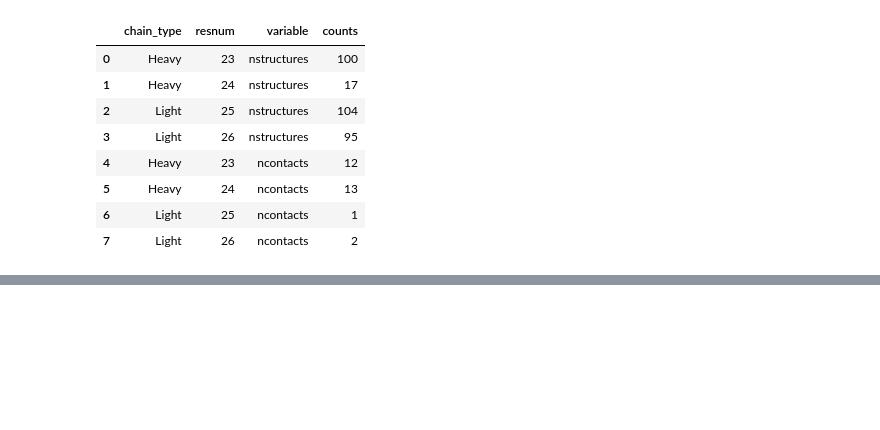
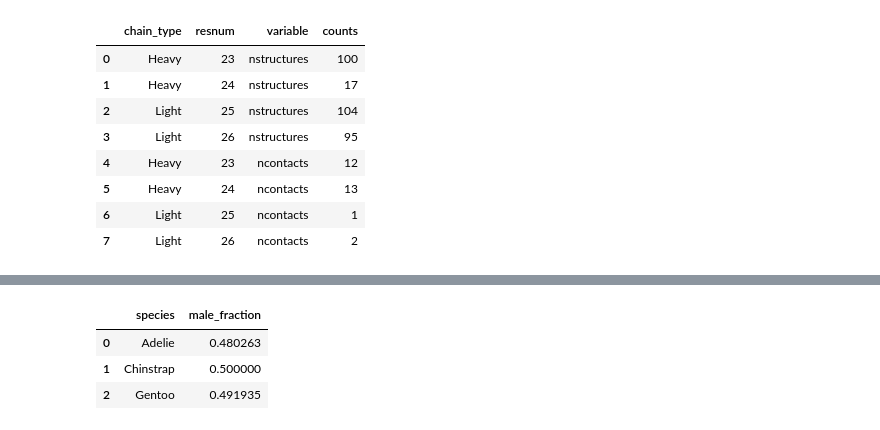
Before and after one commit to mfz/sabdab, a Jupyter notebook: notebooks/12_tutorial_pandas.ipynb, the cells around one changed output, grey strips where cells are left out. Cells and saved outputs as stored; diff of their text form; code cells hidden in the pictures; blank space fills up the shorter version.

```diff
--- a/notebooks/12_tutorial_pandas.ipynb
+++ b/notebooks/12_tutorial_pandas.ipynb
@@ -335,0 +383,7 @@ pd.melt(df, id_vars = ["chain_type", "resnum"],
+# %%
+penguins.groupby(["species"]).agg(male_fraction = ("sex", lambda x: np.mean(x == 'male'))).reset_index()
+# %% [output]
+|  | species | male_fraction |
+| 0 | Adelie | 0.480263 |
+| 1 | Chinstrap | 0.500000 |
+| 2 | Gentoo | 0.491935 |
```
Also changed, not shown: parts of 7 cells of this notebook.
